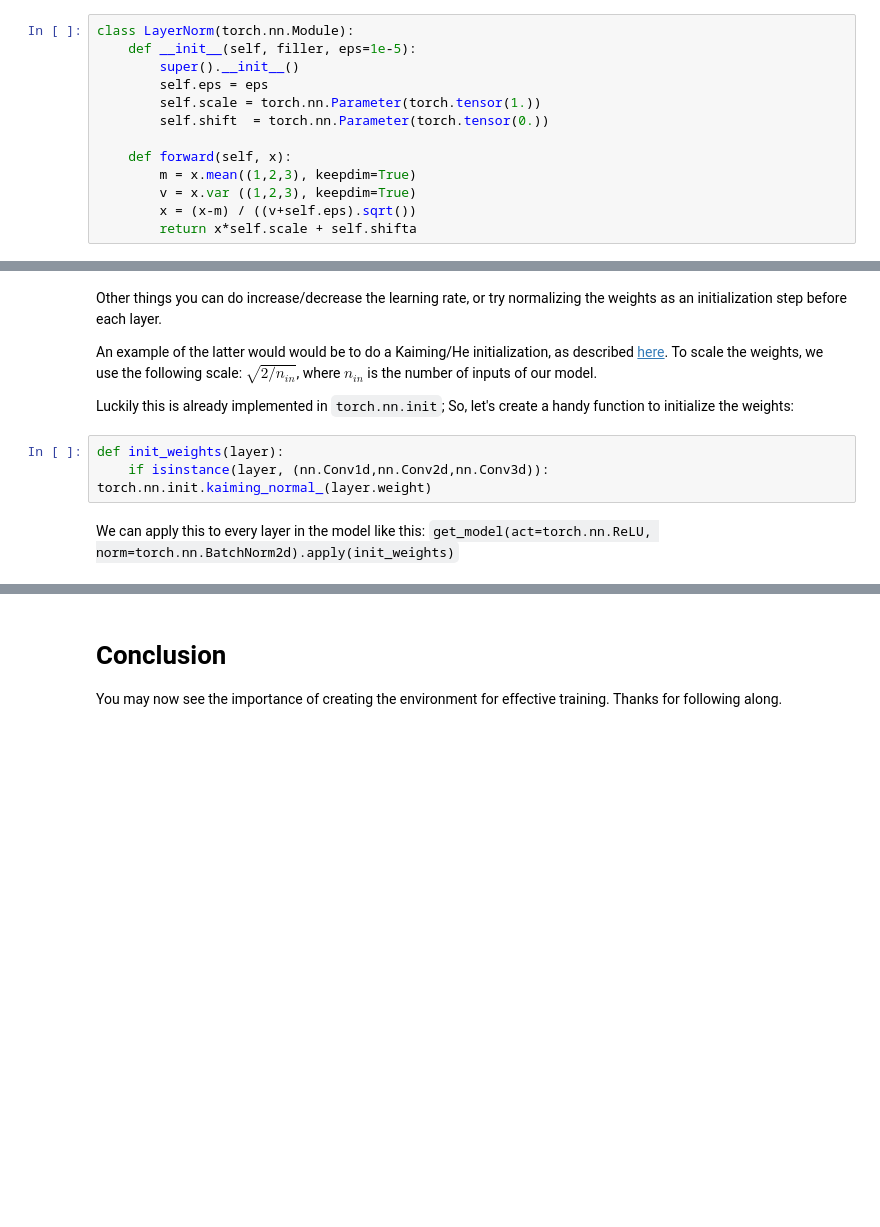
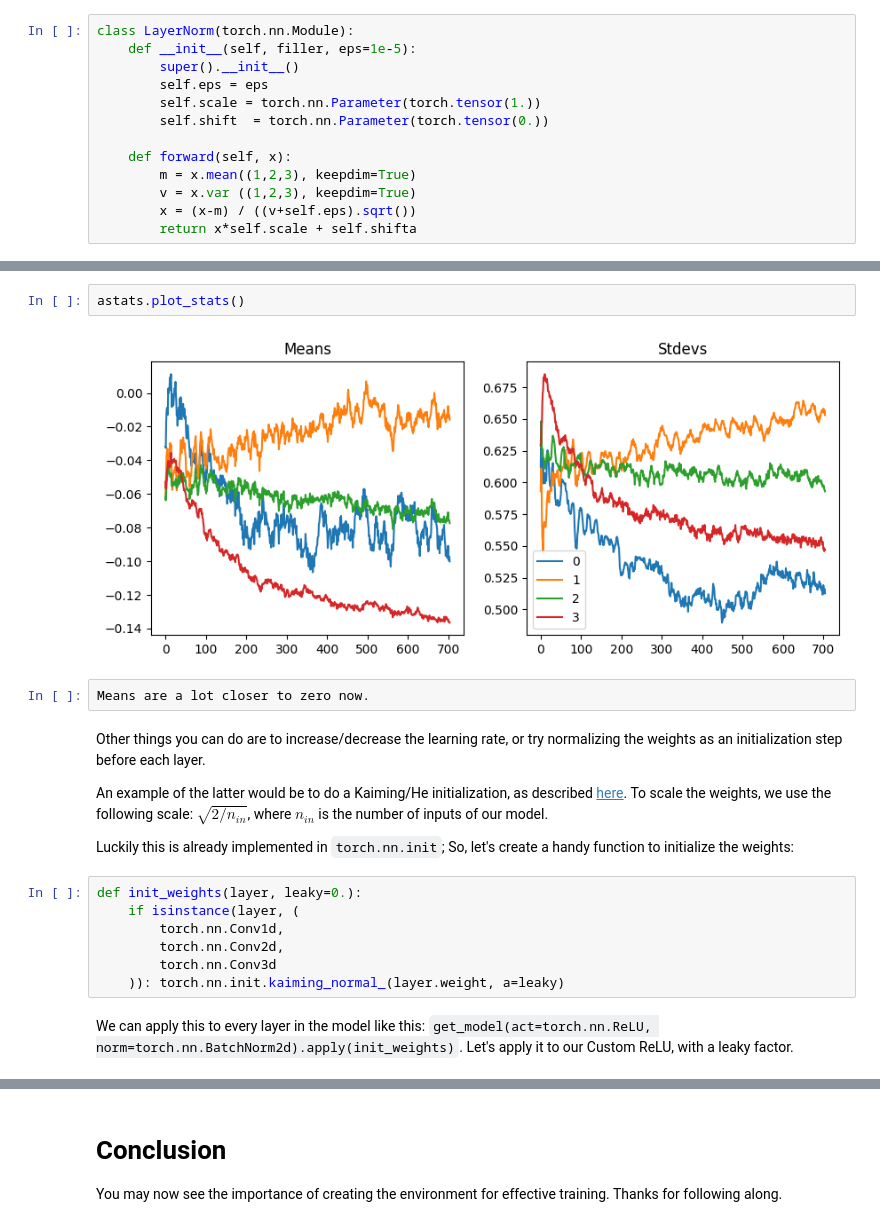
Before and after one commit to Nikhil22/mangocrisp-labs, a Jupyter notebook: training/stability.ipynb, the cells around one changed output, grey strips where cells are left out. Cells and saved outputs as stored; diff of their text form; blank space fills up the shorter version.

```diff
--- a/training/stability.ipynb
+++ b/training/stability.ipynb
@@ -361,11 +385,21 @@ Above, we also allow the ReLU to be [leaky](https://pytorch.org/docs/stable/gene
+# %%
+astats.plot_stats()
+# %% [output]
+[figure, added]
+# %%
+Means are a lot closer to zero now.
 # %% [markdown]
-Other things you can do increase/decrease the learning rate, or try normalizing the weights as an initialization step before each layer.
+Other things you can do are to increase/decrease the learning rate, or try normalizing the weights as an initialization step before each layer.
 
-An example of the latter would would be to do a Kaiming/He initialization, as described [here](https://arxiv.org/abs/1502.01852). To scale the weights, we use the following scale: $\sqrt{2 / n_{in}}$, where $n_{in}$ is the number of inputs of our model.
+An example of the latter would be to do a Kaiming/He initialization, as described [here](https://arxiv.org/abs/1502.01852). To scale the weights, we use the following scale: $\sqrt{2 / n_{in}}$, where $n_{in}$ is the number of inputs of our model.
 
 Luckily this is already implemented in `torch.nn.init`; So, let's create a handy function to initialize the weights:
 # %%
-def init_weights(layer):
-    if isinstance(layer, (nn.Conv1d,nn.Conv2d,nn.Conv3d)): torch.nn.init.kaiming_normal_(layer.weight)
+def init_weights(layer, leaky=0.):
+    if isinstance(layer, (
+        torch.nn.Conv1d,
+        torch.nn.Conv2d,
+        torch.nn.Conv3d
+    )): torch.nn.init.kaiming_normal_(layer.weight, a=leaky)
 # %% [markdown]
-We can apply this to every layer in the model like this: `get_model(act=torch.nn.ReLU, norm=torch.nn.BatchNorm2d).apply(init_weights)`
+We can apply this to every layer in the model like this: `get_model(act=torch.nn.ReLU, norm=torch.nn.BatchNorm2d).apply(init_weights)`. Let's apply it to our Custom ReLU, with a leaky factor.
```
Also changed, not shown: parts of 13 cells of this notebook, 1 other file.
